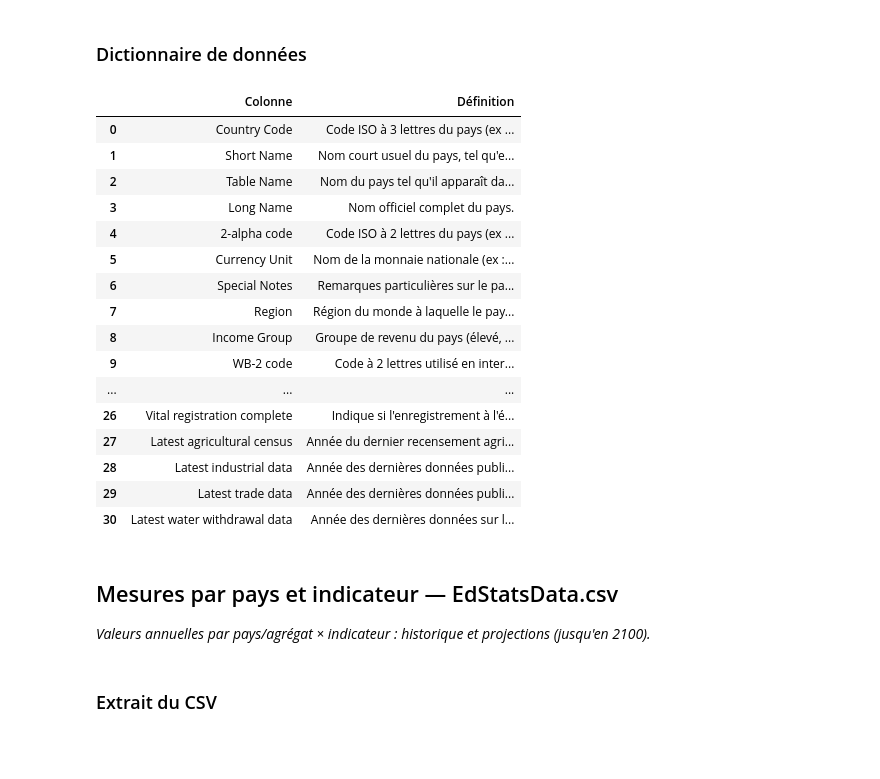
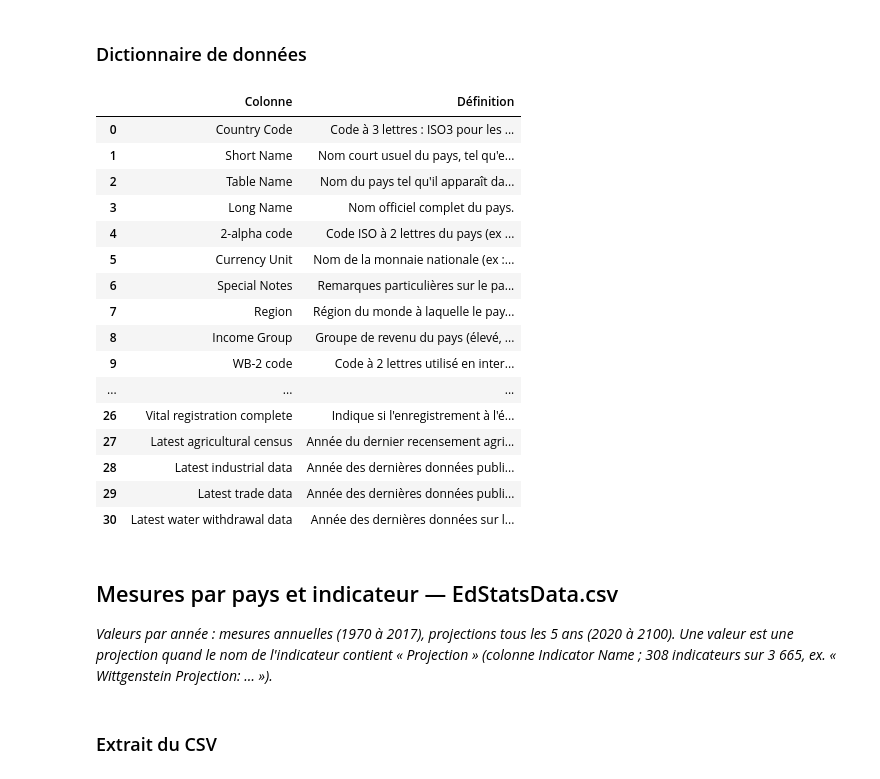
Before and after one commit to humanuoid/oc-p2-education-systems-analysis, a Jupyter notebook: notebooks/data_overview.ipynb, the cells around one changed output. Drawn from its saved outputs; the diff is of its cells as text; code cells hidden in the pictures; blank space fills up the shorter version.

Commit message:
docs(notebooks): apply review corrections to data overview notebook

```diff
--- a/notebooks/data_overview.ipynb
+++ b/notebooks/data_overview.ipynb
@@ -101,7 +101,7 @@ with pd.option_context("display.max_columns", None):
 ### Dictionnaire de données
 # %%
 definitions = {
-    "Country Code": "Code ISO à 3 lettres du pays (ex : FRA). C'est la clé qui permet de joindre ce fichier aux données (EdStatsData.csv).",
+    "Country Code": "Code à 3 lettres : ISO3 pour les pays (ex : FRA), code interne Banque mondiale pour les agrégats (ARB, EUU…). C'est la clé qui permet de joindre ce fichier aux données (EdStatsData.csv).",
     "Short Name": "Nom court usuel du pays, tel qu'employé dans les publications de la Banque mondiale.",
     "Table Name": "Nom du pays tel qu'il apparaît dans les tableaux de données en ligne (peut différer du nom officiel).",
     "Long Name": "Nom officiel complet du pays.",
@@ -109,34 +109,34 @@ definitions = {
     "Currency Unit": "Nom de la monnaie nationale (ex : Euro, Dollar des États-Unis).",
     "Special Notes": "Remarques particulières sur le pays (situation, qualité des données, etc.).",
     "Region": "Région du monde à laquelle le pays est rattaché dans la classification de la Banque mondiale (ex : Europe & Central Asia).",
     "Income Group": "Groupe de revenu du pays (élevé, intermédiaire supérieur/inférieur, faible), selon le revenu national brut par habitant.",
     "WB-2 code": "Code à 2 lettres utilisé en interne par la Banque mondiale pour désigner le pays.",
     "National accounts base year": "Année de base des prix pour les comptes nationaux : année où les prix servent de référence (= 100) pour calculer le PIB réel.",
     "National accounts reference year": "Dernière année de référence disponible pour les comptes nationaux.",
     "SNA price valuation": "Type de prix retenu dans les comptes nationaux : prix de l'acheteur (marges et taxes incluses) ou prix de base (sans).",
     "Lending category": "Catégorie de prêt de la Banque mondiale : IDA (pays les plus pauvres), IBRD (pays à revenu intermédiaire), 'Blend' (mixte) ou non classé.",
     "Other groups": "Autres groupes auxquels appartient le pays en plus de sa région (ex : OCDE, Union européenne).",
     "System of National Accounts": "Version du référentiel de comptabilité nationale utilisée (SNA 1993 ou SNA 2008) pour calculer le PIB et les agrégats économiques.",
     "Alternative conversion factor": "Taux de change officiel alternatif (monnaie locale par dollar) utilisé pour convertir certaines statistiques.",
     "PPP survey year": "Année de la dernière enquête comparant les prix entre pays (parité de pouvoir d'achat), utilisée pour comparer les niveaux de vie.",
     "Balance of Payments Manual in use": "Édition du manuel de la balance des paiements du FMI suivie par le pays (BPM5 ou BPM6).",
     "External debt Reporting status": "Statut de déclaration de la dette extérieure du pays auprès de la Banque mondiale (complet, partiel...).",
     "System of trade": "Système de comptabilisation du commerce extérieur : 'General' (tous les mouvements aux frontières) ou 'Special' (entrepôts exclus).",
     "Government Accounting concept": "Référentiel comptable public utilisé : comptabilité de caisse ou comptabilité d'engagement.",
     "IMF data dissemination standard": "Norme de diffusion des données du FMI respectée par le pays (SDDS, GDDS ou aucune).",
     "Latest population census": "Année du dernier recensement de la population.",
     "Latest household survey": "Année de la dernière grande enquête auprès des ménages (revenus, conditions de vie...).",
     "Source of most recent Income and expenditure data": "Source des données les plus récentes sur les revenus et dépenses des ménages.",
     "Vital registration complete": "Indique si l'enregistrement à l'état civil des naissances et des décès est complet (Oui/Non).",
     "Latest agricultural census": "Année du dernier recensement agricole.",
     "Latest industrial data": "Année des dernières données publiées sur l'industrie.",
     "Latest trade data": "Année des dernières données publiées sur le commerce extérieur.",
     "Latest water withdrawal data": "Année des dernières données sur les prélèvements d'eau douce.",
 }
 show_data_dictionary(df, definitions)
 # %% [output]
 |  | Colonne | Définition |
-| 0 | Country Code | Code ISO à 3 lettres du pays (ex ... |
+| 0 | Country Code | Code à 3 lettres : ISO3 pour les ... |
 | 1 | Short Name | Nom court usuel du pays, tel qu'e... |
 | 2 | Table Name | Nom du pays tel qu'il apparaît da... |
 | 3 | Long Name | Nom officiel complet du pays. |
@@ -155,7 +155,7 @@ show_data_dictionary(df, definitions)
 # %% [markdown]
 ## Mesures par pays et indicateur — EdStatsData.csv
 
-*Valeurs annuelles par pays/agrégat × indicateur : historique et projections (jusqu'en 2100).*
+*Valeurs par année : mesures annuelles (1970 à 2017), projections tous les 5 ans (2020 à 2100). Une valeur est une projection quand le nom de l'indicateur contient « Projection » (colonne Indicator Name ; 308 indicateurs sur 3 665, ex. « Wittgenstein Projection: … »).*
 # %% [markdown]
 ### Extrait du CSV
 # %%
```
Also changed, not shown: parts of 4 cells of this notebook.
